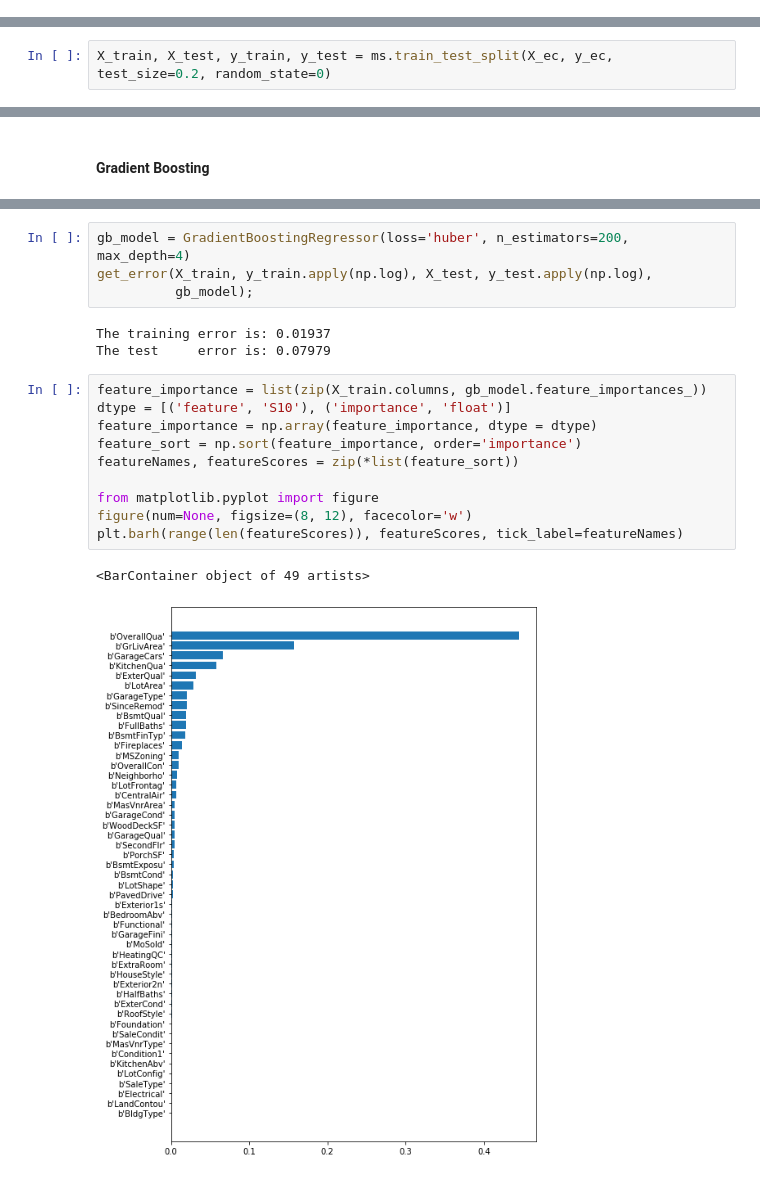
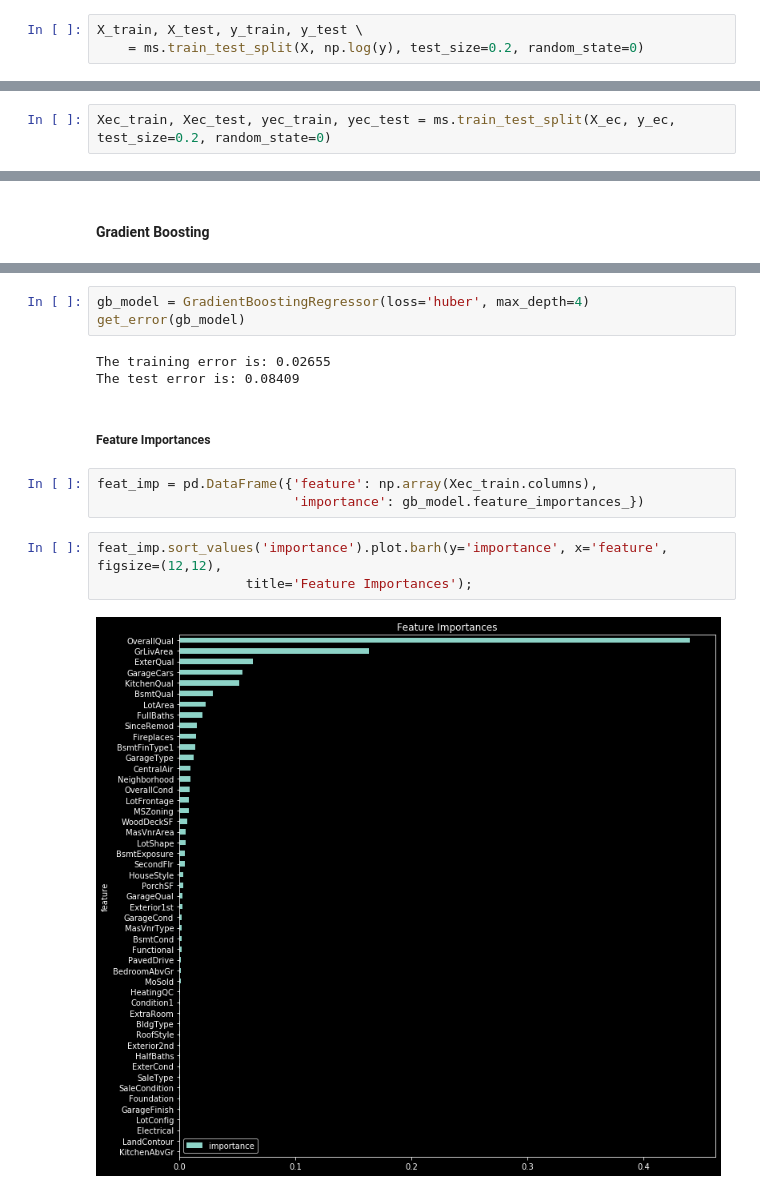
Before and after one commit to ryanhpark/HousingPricePrediction_ML, a Jupyter notebook: Sita/Sita_ML_Project.ipynb, the cells around one changed output, grey strips where cells are left out. Cells and saved outputs as stored; diff of their text form.

Commit message:
Sita - Update train/test split

```diff
--- a/Sita/Sita_ML_Project.ipynb
+++ b/Sita/Sita_ML_Project.ipynb
@@ -65 +53,4 @@ red_cols = X_ec[['OverallQual', 'GrLivArea', 'GarageCars', 'KitchenQual', 'Exter
+# %%
+X_train, X_test, y_train, y_test \
+    = ms.train_test_split(X, np.log(y), test_size=0.2, random_state=0)
 # %%
@@ -187,5 +131,5 @@ Root Mean Squared Error: 0.13414
 # %% [markdown]
 ### Tree Modeling
 # %%
-X_train, X_test, y_train, y_test = ms.train_test_split(X_ec, y_ec, test_size=0.2, random_state=0)
+Xec_train, Xec_test, yec_train, yec_test = ms.train_test_split(X_ec, y_ec, test_size=0.2, random_state=0)
 # %%
@@ -246,22 +177,18 @@ The best score is 0.7267
 
 # # The best parameters are: {'criterion': 'friedman_mse', 'loss': 'huber', 'max_depth': 4}
 # %%
-gb_model = GradientBoostingRegressor(loss='huber', n_estimators=200, max_depth=4)
-get_error(X_train, y_train.apply(np.log), X_test, y_test.apply(np.log),
-          gb_model);
+gb_model = GradientBoostingRegressor(loss='huber', max_depth=4)
+get_error(gb_model)
 # %% [output]
-The training error is: 0.01937
-The test     error is: 0.07979
+The training error is: 0.02655
+The test error is: 0.08409
-# %%
-feature_importance = list(zip(X_train.columns, gb_model.feature_importances_))
-dtype = [('feature', 'S10'), ('importance', 'float')]
-feature_importance = np.array(feature_importance, dtype = dtype)
-feature_sort = np.sort(feature_importance, order='importance')
-featureNames, featureScores = zip(*list(feature_sort))
-
-from matplotlib.pyplot import figure
-figure(num=None, figsize=(8, 12), facecolor='w')
-plt.barh(range(len(featureScores)), featureScores, tick_label=featureNames)
-# %% [output]
-<BarContainer object of 49 artists>
-[figure, removed]
+# %% [markdown]
+##### Feature Importances
+# %%
+feat_imp = pd.DataFrame({'feature': np.array(Xec_train.columns),
+                         'importance': gb_model.feature_importances_})
+# %%
+feat_imp.sort_values('importance').plot.barh(y='importance', x='feature', figsize=(12,12),
+                   title='Feature Importances');
+# %% [output]
+[figure, added]
```
Also changed, not shown: parts of 31 cells of this notebook.
